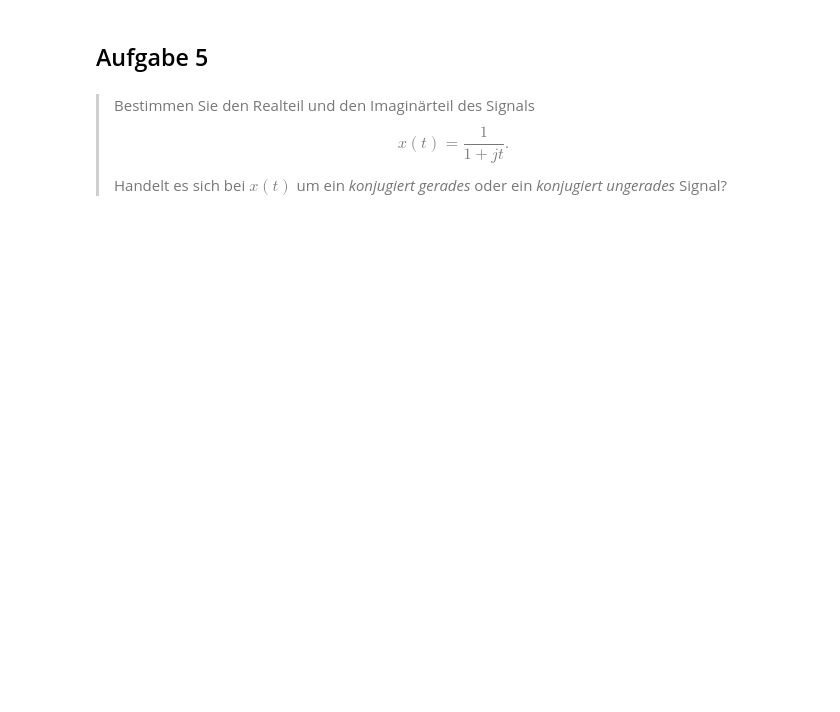
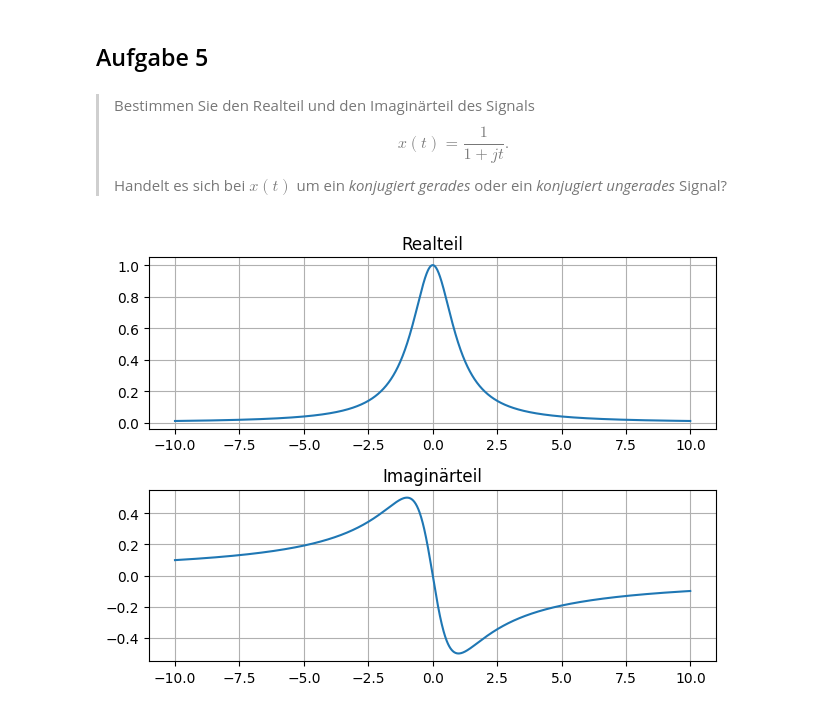
Before and after one commit to joelvonrotz/BSc-electrical-engineering, a Jupyter notebook: semester 3/sus/aufgaben1.ipynb, the cells around one changed output. Cells and saved outputs as stored; diff of their text form; code cells hidden in the pictures; blank space fills up the shorter version.

```diff
--- a/semester 3/sus/aufgaben1.ipynb
+++ b/semester 3/sus/aufgaben1.ipynb
@@ -66,3 +92,19 @@ plt.show()
 # %% [markdown]
 >Bestimmen Sie den Realteil und den Imaginärteil des Signals $$x(t)=\frac1{1+jt}.$$
 Handelt es sich bei $x(t)$ um ein *konjugiert gerades* oder ein *konjugiert ungerades* Signal?
+# %%
+dt = 0.01
+t = np.arange(-10,10,dt)
+
+x = 1/(1+1j*t)
+
+fig, axs = plt.subplots(2)
+axs[0].plot(t,np.real(x))
+axs[1].plot(t,np.imag(x))
+axs[0].grid(True)
+axs[1].grid(True)
+axs[0].set_title("Realteil")
+axs[1].set_title("Imaginärteil")
+fig.tight_layout()
+# %% [output]
+[figure, added]
```
Also changed, not shown: parts of 8 cells of this notebook, 5 other files.
